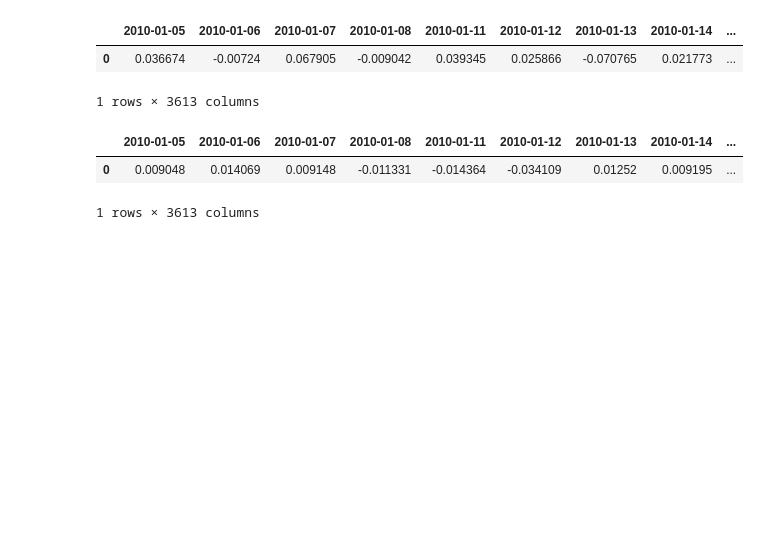
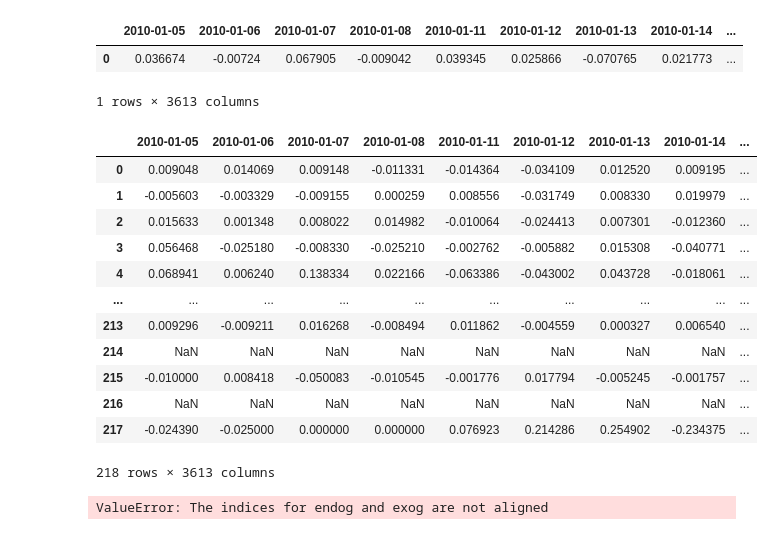
Before and after one commit to grallv/DSB2, a Jupyter notebook: calc_normalret.ipynb, the cells around one changed output. Cells and saved outputs as stored; diff of their text form; code cells hidden in the pictures; blank space fills up the shorter version.

```diff
--- a/calc_normalret.ipynb
+++ b/calc_normalret.ipynb
@@ -39,20 +39,30 @@ mret_na
 |  | 2010-01-05 | 2010-01-06 | 2010-01-07 | 2010-01-08 | 2010-01-11 | 2010-01-12 | 2010-01-13 | 2010-01-14 | ... |
 | 0 | 0.036674 | -0.00724 | 0.067905 | -0.009042 | 0.039345 | 0.025866 | -0.070765 | 0.021773 | ... |
 1 rows × 3613 columns
-# %%
-asset_i_ret_DE0005190003 = daily_ret[daily_ret.index == 'DE0005190003']
-asset_i_ret_DE0005190003 = asset_i_ret_DE0005190003.reset_index()
-asset_i_ret_DE0005190003 = asset_i_ret_DE0005190003.drop(columns='index')
-# asset_i_ret_DE0005190003 = asset_i_ret_DE0005190003.to_numpy()
-asset_i_ret_DE0005190003
-# print((asset_i_ret_DE0005190003))
-# %% [output]
-|  | 2010-01-05 | 2010-01-06 | 2010-01-07 | 2010-01-08 | 2010-01-11 | 2010-01-12 | 2010-01-13 | 2010-01-14 | ... |
-| 0 | 0.009048 | 0.014069 | 0.009148 | -0.011331 | -0.014364 | -0.034109 | 0.01252 | 0.009195 | ... |
-1 rows × 3613 columns
+# %%
+asset_i_ret = daily_ret.drop('mean', axis=0)
+asset_i_ret = asset_i_ret.reset_index()
+asset_i_ret = asset_i_ret.drop(columns='index')
+asset_i_ret
+# %% [output]
+|  | 2010-01-05 | 2010-01-06 | 2010-01-07 | 2010-01-08 | 2010-01-11 | 2010-01-12 | 2010-01-13 | 2010-01-14 | ... |
+| 0 | 0.009048 | 0.014069 | 0.009148 | -0.011331 | -0.014364 | -0.034109 | 0.012520 | 0.009195 | ... |
+| 1 | -0.005603 | -0.003329 | -0.009155 | 0.000259 | 0.008556 | -0.031749 | 0.008330 | 0.019979 | ... |
+| 2 | 0.015633 | 0.001348 | 0.008022 | 0.014982 | -0.010064 | -0.024413 | 0.007301 | -0.012360 | ... |
+| 3 | 0.056468 | -0.025180 | -0.008330 | -0.025210 | -0.002762 | -0.005882 | 0.015308 | -0.040771 | ... |
+| 4 | 0.068941 | 0.006240 | 0.138334 | 0.022166 | -0.063386 | -0.043002 | 0.043728 | -0.018061 | ... |
+| ... | ... | ... | ... | ... | ... | ... | ... | ... | ... |
+| 213 | 0.009296 | -0.009211 | 0.016268 | -0.008494 | 0.011862 | -0.004559 | 0.000327 | 0.006540 | ... |
+| 214 | NaN | NaN | NaN | NaN | NaN | NaN | NaN | NaN | ... |
+| 215 | -0.010000 | 0.008418 | -0.050083 | -0.010545 | -0.001776 | 0.017794 | -0.005245 | -0.001757 | ... |
+| 216 | NaN | NaN | NaN | NaN | NaN | NaN | NaN | NaN | ... |
+| 217 | -0.024390 | -0.025000 | 0.000000 | 0.000000 | 0.076923 | 0.214286 | 0.254902 | -0.234375 | ... |
+218 rows × 3613 columns
 # %%
 X = sm.add_constant(market_ret)
 # %%
-model = sm.OLS(asset_i_ret_DE0005190003, X).fit()
+model = sm.OLS(asset_i_ret, X).fit()
+# %% [output]
+ValueError: The indices for endog and exog are not aligned
 # %%
 model.params
```
Also changed, not shown: parts of 1 cell of this notebook.
